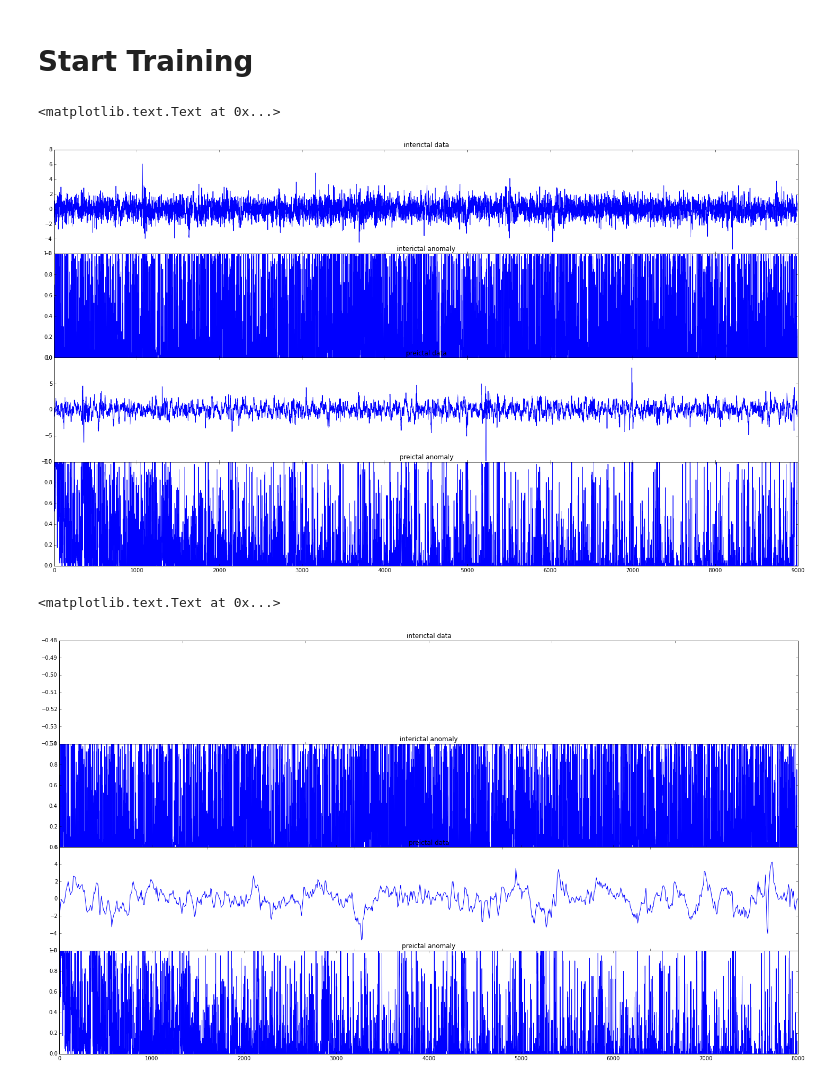
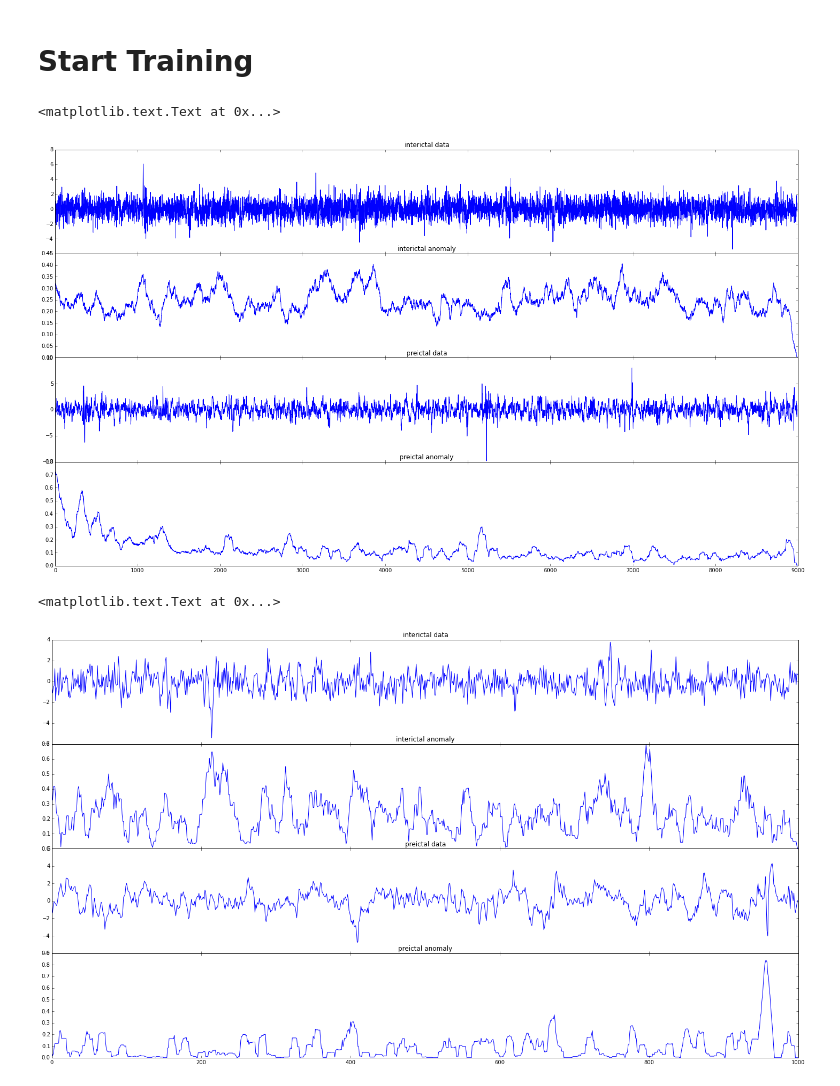
Before and after one commit to nt/notebooks, a Jupyter notebook: Nupic EEG train on preictal.ipynb, the cells around one changed output. Cells and saved outputs as stored; diff of their text form; code cells hidden in the pictures.

```diff
--- a/Nupic EEG train on preictal.ipynb
+++ b/Nupic EEG train on preictal.ipynb
@@ -321,6 +321,12 @@ inter_model.disableLearning()
 anomaly_preictal += [inter_model.run({"channel1": r}).inferences['anomalyScore'] for r in preictal.dataForSeconds(60, 90)[0]]
 # %%
 anomaly_interictal = [inter_model.run({"channel1": r}).inferences['anomalyScore'] for r in interictal.dataForSeconds(0, 90)[0]]
+# %%
+def runningMean(x, N):
+    y = np.zeros((len(x),))
+    for ctr in range(len(x)):
+         y[ctr] = np.sum(x[ctr:(ctr+N)])
+    return y/N
 # %%
 import matplotlib.pyplot as plt
 
@@ -331,31 +337,31 @@ plt.setp([a.get_xticklabels() for a in fig.axes[:-1]], visible=False)
 
 axes[0].plot(interictal.dataForSeconds(0, 90)[0])
 axes[0].set_title("interictal data")
-axes[1].plot(anomaly_interictal)
+axes[1].plot(runningMean(anomaly_interictal,100))
 axes[1].set_title("interictal anomaly")
 
 axes[2].plot(preictal.dataForSeconds(0, 90)[0])
 axes[2].set_title("preictal data")
-axes[3].plot(anomaly_preictal)
+axes[3].plot(runningMean(anomaly_preictal,100))
 axes[3].set_title("preictal anomaly")
 # %% [output]
 <matplotlib.text.Text at 0x...>
-[figure, old version]
+[figure, new version]
 # %%
 fig, axes = plt.subplots(nrows=4, ncols=1, figsize=(25, 14))
 fig.subplots_adjust(hspace=0)
 plt.setp([a.get_xticklabels() for a in fig.axes[:-1]], visible=False)
 
 
-axes[0].plot(interictal.dataForSeconds(0, 90)[0][-1000])
+axes[0].plot(interictal.dataForSeconds(0, 90)[0][-1000:])
 axes[0].set_title("interictal data")
-axes[1].plot(anomaly_interictal[:-1000])
+axes[1].plot(runningMean(anomaly_interictal[-1000:],10))
 axes[1].set_title("interictal anomaly")
 
 axes[2].plot(preictal.dataForSeconds(0, 90)[0][-1000:])
 axes[2].set_title("preictal data")
-axes[3].plot(anomaly_preictal[:-1000])
+axes[3].plot(runningMean(anomaly_preictal[-1000:],10))
 axes[3].set_title("preictal anomaly")
 # %% [output]
 <matplotlib.text.Text at 0x...>
-[figure, old version]
+[figure, new version]
```
